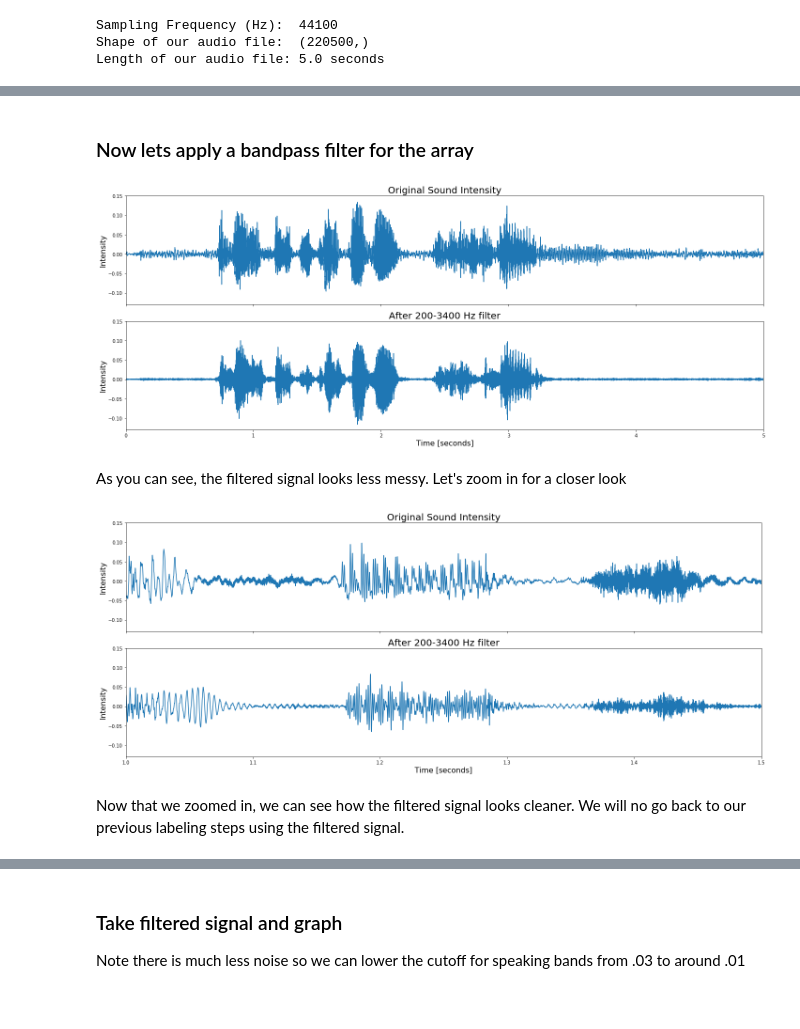
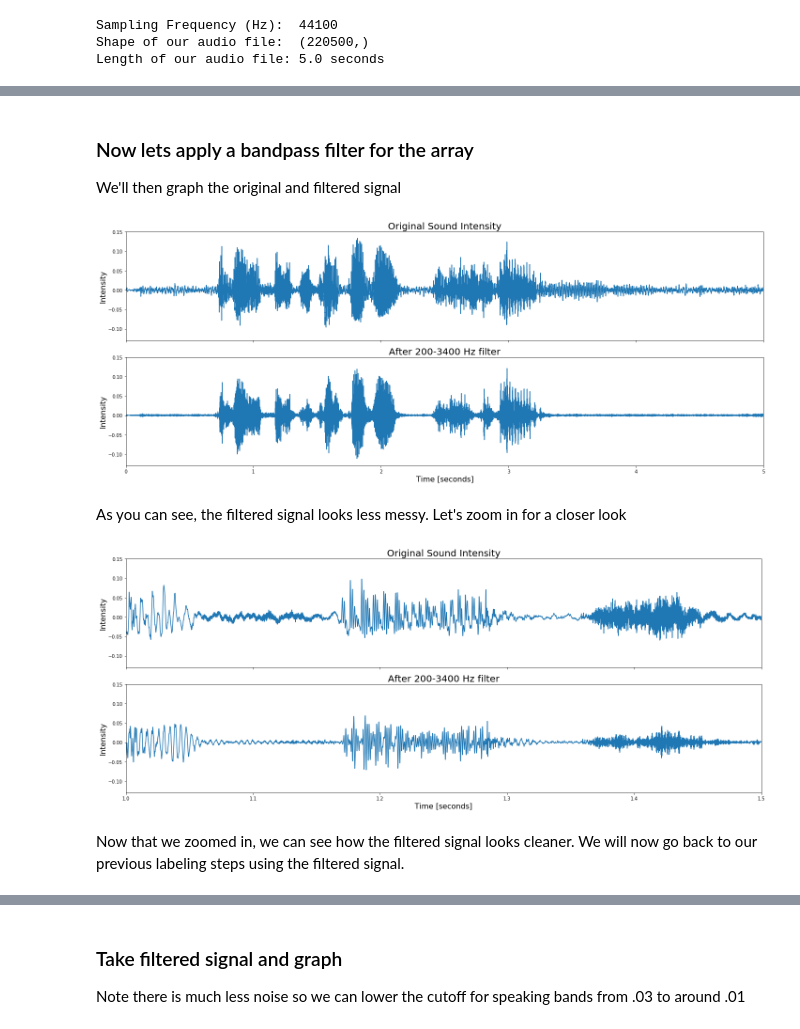
Before and after one commit to gseemann/audio_to_freq, a Jupyter notebook: Audio_File_Visualization_ and_Classification.ipynb, the cells around one changed output, grey strips where cells are left out. Drawn from its saved outputs; the diff is of its cells as text; code cells hidden in the pictures.

```diff
--- a/Audio_File_Visualization_ and_Classification.ipynb
+++ b/Audio_File_Visualization_ and_Classification.ipynb
@@ -202,29 +202,30 @@ ipd.Audio(voice, rate=freq)
 [interactive output not drawn]
 # %% [markdown]
 ### Now lets apply a bandpass filter for the array
+We'll then graph the original and filtered signal
 # %%
 nsamples = len(voice)
 t = np.linspace(0, 5, nsamples, endpoint=False)
 low_pass = 200
 high_pass = 3400
 
 fig, (ax1, ax2) = plt.subplots(2, 1, sharex=True, figsize=(20,8))
 ax1.plot(t, voice)
 ax1.set_title('Original Sound Intensity', fontsize=20)
 ax1.set_ylabel('Intensity', fontsize=16)
 ax1.axis([0, 5, -.13, .15])
 
-sos = signal.butter(50, [low_pass,high_pass], btype='bandpass', fs=freq, output='sos')
+sos = signal.butter(20, [low_pass,high_pass], btype='bandpass', fs=freq, output='sos')
 filtered = signal.sosfilt(sos, voice)
 ax2.plot(t, filtered)
 ax2.set_title('After 200-3400 Hz filter', fontsize=20)
 ax2.axis([0, 5, -.13, .15])
 ax2.set_xlabel('Time [seconds]', fontsize=16)
 ax2.set_ylabel('Intensity', fontsize=16)
 plt.tight_layout()
 plt.show()
 # %% [output]
-[figure, old version]
+[figure, new version]
 # %% [markdown]
 As you can see, the filtered signal looks less messy. Let's zoom in for a closer look
 # %%
@@ -243,7 +244,7 @@ plt.xlim(1,1.5)
 plt.tight_layout()
 plt.show()
 # %% [output]
-[figure, old version]
+[figure, new version]
 # %% [markdown]
-Now that we zoomed in, we can see how the filtered signal looks cleaner. We will no go back to our previous labeling steps using the filtered signal.
+Now that we zoomed in, we can see how the filtered signal looks cleaner. We will now go back to our previous labeling steps using the filtered signal.
 # %%
```
Also changed, not shown: parts of 8 cells of this notebook.
